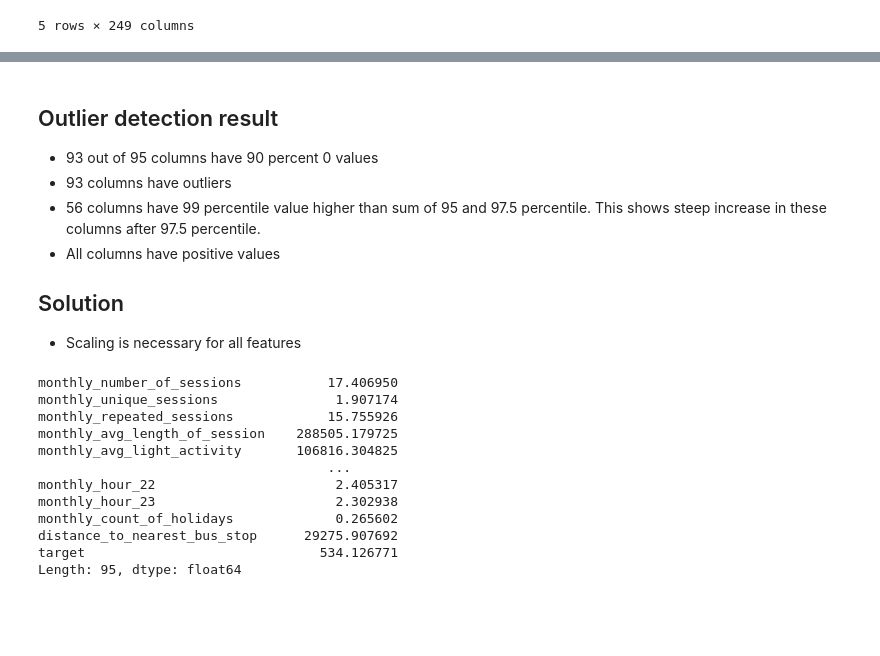
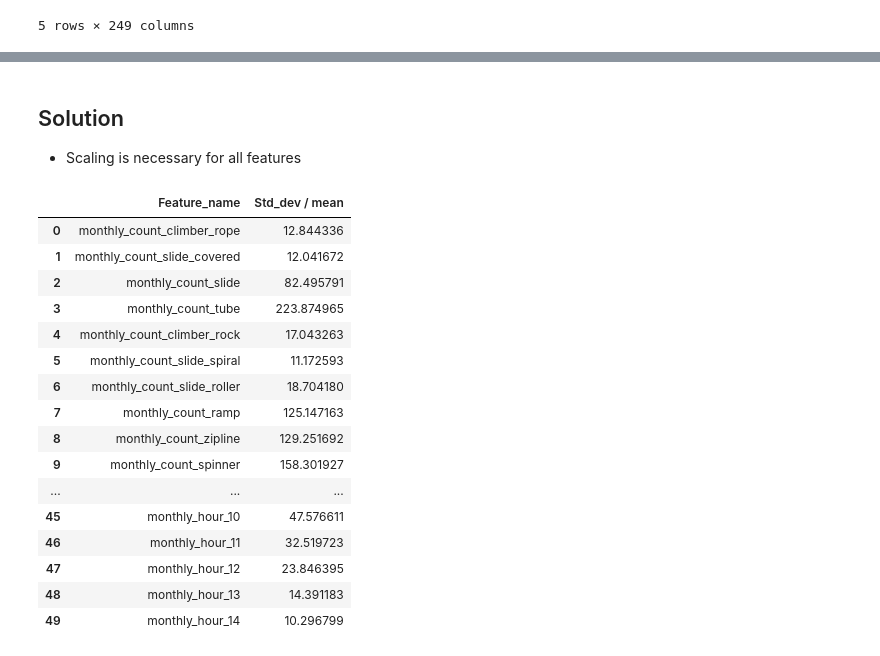
Before and after one commit to saurav193/capstone_BIBA, a Jupyter notebook: eda/eda_biba.ipynb, the cells around one changed output, grey strips where cells are left out. Drawn from its saved outputs; the diff is of its cells as text; code cells hidden in the pictures; blank space fills up the shorter version.

```diff
--- a/eda/eda_biba.ipynb
+++ b/eda/eda_biba.ipynb
@@ -303,25 +412,25 @@ numerical_features.loc[:, per_99 > per_975+per_95]
-# %% [markdown]
-## Outlier detection result
-- 93 out of 95 columns have 90 percent 0 values
-- 93 columns have outliers
-- 56 columns have 99 percentile value higher than sum of 95 and 97.5 percentile. This shows steep increase in these columns after 97.5 percentile.
-- All columns have positive values
-
-## Solution
-- Scaling is necessary for all features
-# %%
-std_dev_all = numerical_features.std(axis = 0)
-std_dev_all
-# %% [output]
-monthly_number_of_sessions           17.406950
-monthly_unique_sessions               1.907174
-monthly_repeated_sessions            15.755926
-monthly_avg_length_of_session    288505.179725
-monthly_avg_light_activity       106816.304825
-                                     ...
-monthly_hour_22                       2.405317
-monthly_hour_23                       2.302938
-monthly_count_of_holidays             0.265602
-distance_to_nearest_bus_stop      29275.907692
-target                              534.126771
-Length: 95, dtype: float64
+# %% [markdown]
+## Solution
+- Scaling is necessary for all features
+# %%
+cov_all = numerical_features.std(axis = 0) / numerical_features.mean(axis = 0)
+Cov_df = cov_all[cov_all > 10].reset_index().rename(columns = {'index': 'Feature_name', 0: 'Std_dev / mean'})
+Cov_df
+# %% [output]
+|  | Feature_name | Std_dev / mean |
+| 0 | monthly_count_climber_rope | 12.844336 |
+| 1 | monthly_count_slide_covered | 12.041672 |
+| 2 | monthly_count_slide | 82.495791 |
+| 3 | monthly_count_tube | 223.874965 |
+| 4 | monthly_count_climber_rock | 17.043263 |
+| 5 | monthly_count_slide_spiral | 11.172593 |
+| 6 | monthly_count_slide_roller | 18.704180 |
+| 7 | monthly_count_ramp | 125.147163 |
+| 8 | monthly_count_zipline | 129.251692 |
+| 9 | monthly_count_spinner | 158.301927 |
+| ... | ... | ... |
+| 45 | monthly_hour_10 | 47.576611 |
+| 46 | monthly_hour_11 | 32.519723 |
+| 47 | monthly_hour_12 | 23.846395 |
+| 48 | monthly_hour_13 | 14.391183 |
+| 49 | monthly_hour_14 | 10.296799 |
```
Also changed, not shown: parts of 24 cells of this notebook, 1 other file.
